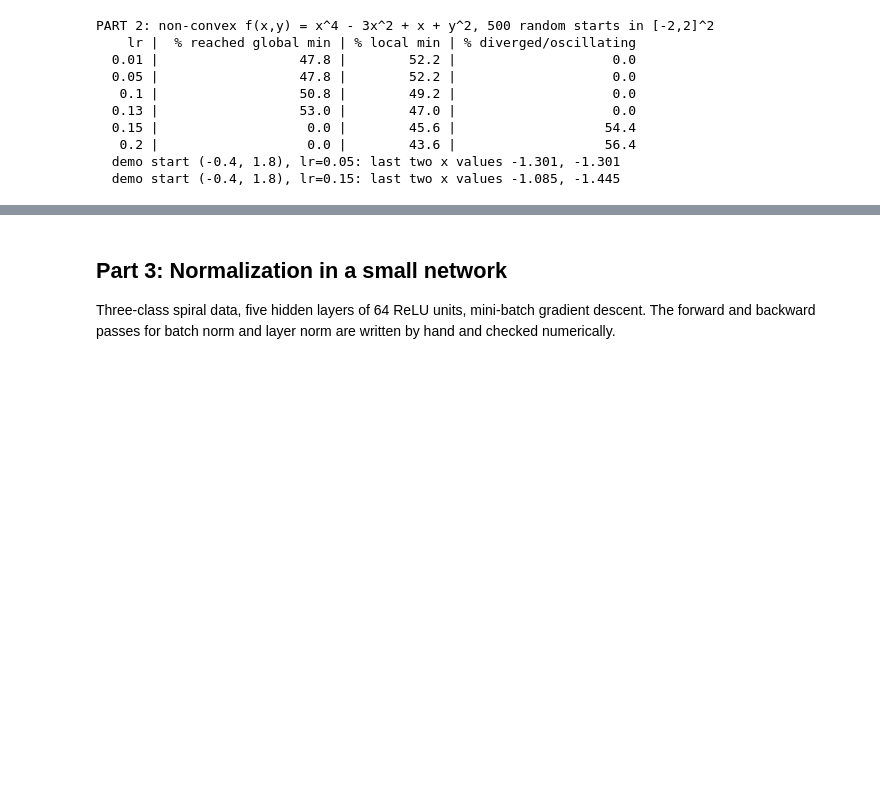
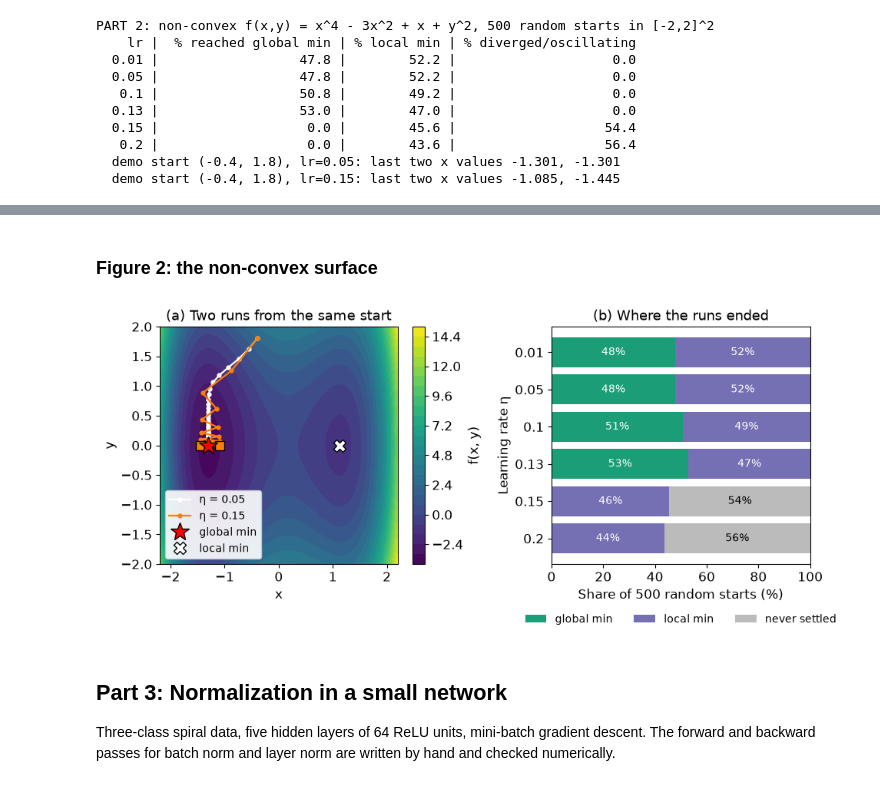
Before and after one commit to SanskritiAcharya/gradient-descent-assignment, a Jupyter notebook: gradient_descent_assignment.ipynb, the cells around one changed output, grey strips where cells are left out. Saved outputs shown, nothing was run; the diff lists cells and outputs as text; code cells hidden in the pictures; blank space fills up the shorter version.

```diff
--- a/gradient_descent_assignment.ipynb
+++ b/gradient_descent_assignment.ipynb
@@ -186,3 +180,49 @@ plt.show()
+# %% [markdown]
+### Figure 2: the non-convex surface
+# %%
+fig, axes = plt.subplots(1, 2, figsize=(10, 4.6), gridspec_kw={"width_ratios": [1.15, 1]})
+
+bx, by = np.meshgrid(np.linspace(-2.2, 2.2, 300), np.linspace(-2, 2, 300))
+bz = bx**4 - 3 * bx**2 + bx + by**2
+cf = axes[0].contourf(bx, by, bz, levels=30, cmap="viridis")
+fig.colorbar(cf, ax=axes[0], label="f(x, y)")
+for lr, c in zip(demo_lrs, ["white", "#ff7f00"]):
+    p = demo_runs[lr][0]
+    axes[0].plot(p[:, 0], p[:, 1], "-o", ms=3.5, lw=1.6, color=c, label=f"η = {lr}")
+    axes[0].plot(p[-2:, 0], p[-2:, 1], "s", ms=8, color=c, mec="k")
+axes[0].plot(global_x, 0, "r*", ms=18, mec="k", label="global min")
+axes[0].plot(1.1309, 0, "X", color="white", ms=12, mec="k", label="local min")
+axes[0].set_title("(a) Two runs from the same start")
+axes[0].set_xlabel("x")
+axes[0].set_ylabel("y")
+axes[0].legend(fontsize=10, loc="lower left", framealpha=0.9)
+
+lr_labels = [str(lr) for lr in bumpy_lrs]
+g = np.array([outcome_rates[lr][0] for lr in bumpy_lrs])
+l = np.array([outcome_rates[lr][1] for lr in bumpy_lrs])
+o = np.array([outcome_rates[lr][2] for lr in bumpy_lrs])
+ypos = np.arange(len(bumpy_lrs))
+axes[1].barh(ypos, g, color="#1b9e77", label="global min")
+axes[1].barh(ypos, l, left=g, color="#7570b3", label="local min")
+axes[1].barh(ypos, o, left=g + l, color="#bbbbbb", label="never settled")
+for yi, (a, b, cnt) in enumerate(zip(g, l, o)):
+    for start, width in ((0, a), (a, b), (a + b, cnt)):
+        if width >= 8:
+            axes[1].text(start + width / 2, yi, f"{width:.0f}%", ha="center", va="center",
+                         fontsize=10, color="white" if width is not cnt else "black")
+axes[1].set_yticks(ypos, lr_labels)
+axes[1].invert_yaxis()
+axes[1].set_xlim(0, 100)
+axes[1].set_xlabel("Share of 500 random starts (%)")
+axes[1].set_ylabel("Learning rate η")
+axes[1].set_title("(b) Where the runs ended")
+axes[1].legend(loc="upper center", bbox_to_anchor=(0.5, -0.17), ncol=3, frameon=False, fontsize=10)
+
+plt.tight_layout()
+plt.savefig(f"{out_dir}/fig2_nonconvex.png", dpi=300)
+plt.show()
+# %% [output]
+[figure, added]
 # %% [markdown]
 ## Part 3: Normalization in a small network
 
```
Also changed, not shown: parts of 6 cells of this notebook, 5 other files.
